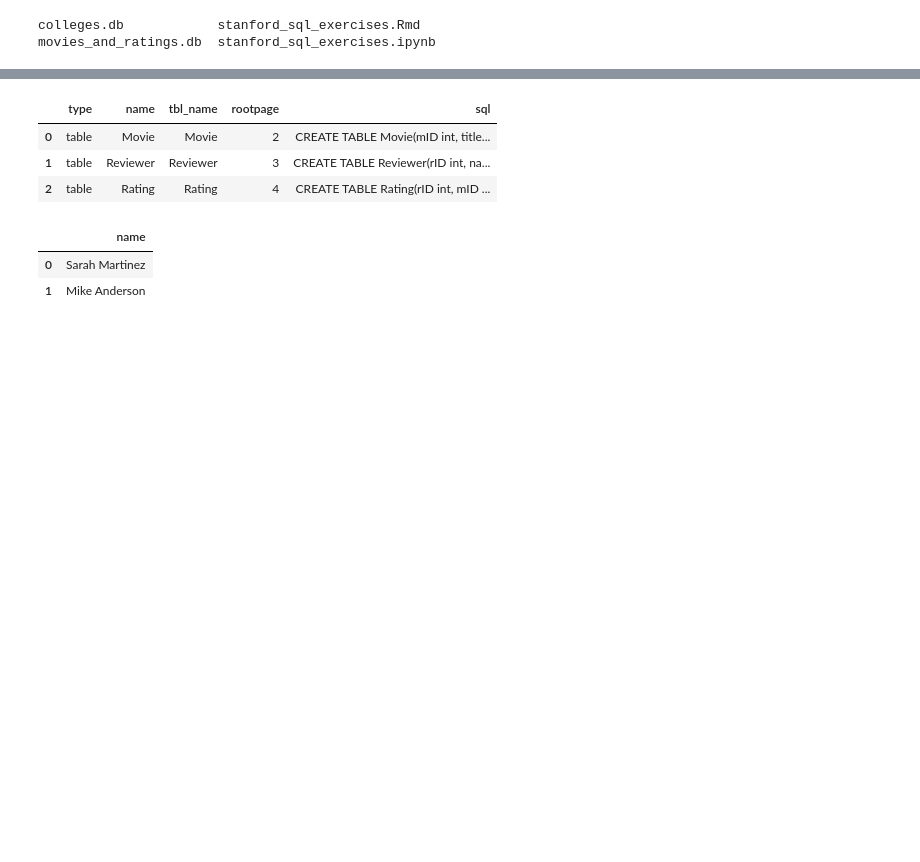
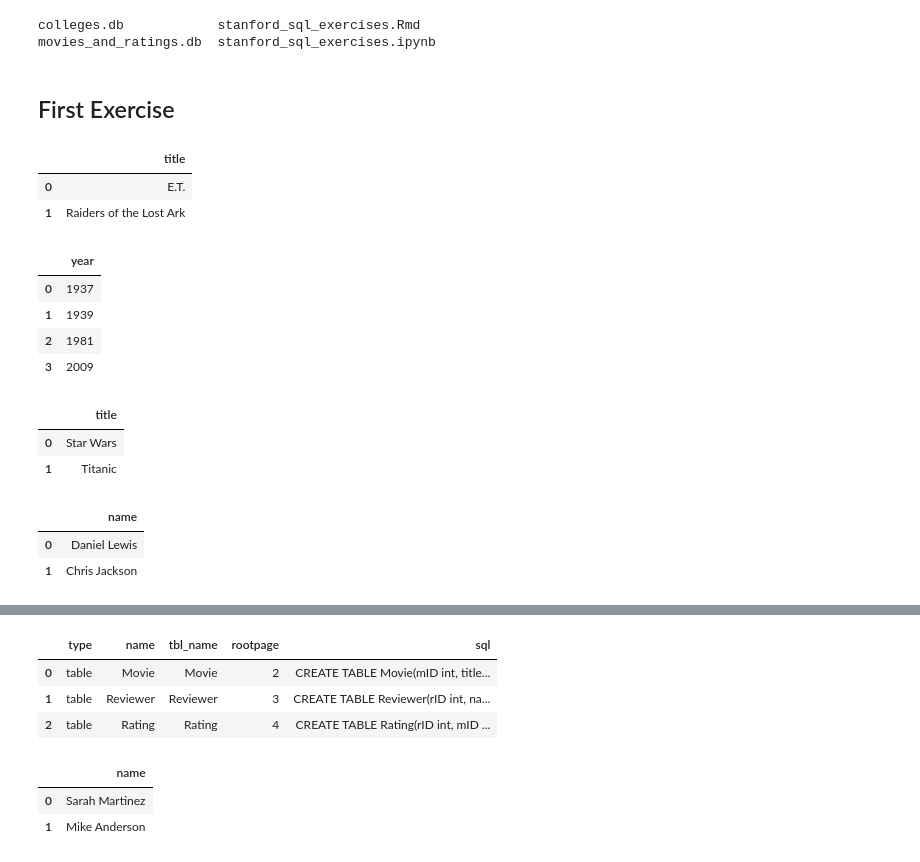
Before and after one commit to OniSlayer/stanford_sql_exercises, a Jupyter notebook: stanford_sql_exercises.ipynb, the cells around one changed output, grey strips where cells are left out. Cells and saved outputs as stored; diff of their text form; code cells hidden in the pictures; blank space fills up the shorter version.

```diff
--- a/stanford_sql_exercises.ipynb
+++ b/stanford_sql_exercises.ipynb
@@ -7,3 +7,53 @@ movies_and_ratings.db  stanford_sql_exercises.ipynb
 import sqlite3
 import pandas as pd
 conn = sqlite3.connect('movies_and_ratings.db')
+# %% [markdown]
+## First Exercise
+# %%
+# Find the titles of all movies directed by Steven Spielberg.
+pd.read_sql_query('''
+select title
+from Movie
+where director = "Steven Spielberg"
+''', conn)
+# %% [output]
+|  | title |
+| 0 | E.T. |
+| 1 | Raiders of the Lost Ark |
+# %%
+# Find all years that have a movie that received a rating of 4 or 5, and sort them in increasing order.
+pd.read_sql_query('''
+select distinct year
+from Movie, Rating
+where Movie.mID = Rating.mID and stars >= 4
+order by year
+''', conn)
+# %% [output]
+|  | year |
+| 0 | 1937 |
+| 1 | 1939 |
+| 2 | 1981 |
+| 3 | 2009 |
+# %%
+# Find the titles of all movies that have no ratings.
+pd.read_sql_query('''
+select distinct title
+from Movie
+join Rating
+where Movie.mID not in (select mID from Rating)
+''', conn)
+# %% [output]
+|  | title |
+| 0 | Star Wars |
+| 1 | Titanic |
+# %%
+# Some reviewers didn't provide a date with their rating. Find the names of all reviewers who have ratings with a NULL
+# value for the date.
+pd.read_sql_query('''
+select name from Reviewer, Rating
+where Reviewer.rID = Rating.rID and ratingDate is null
+''', conn)
+# %% [output]
+|  | name |
+| 0 | Daniel Lewis |
+| 1 | Chris Jackson |
```
Also changed, not shown: parts of 6 cells of this notebook, 1 other file.
